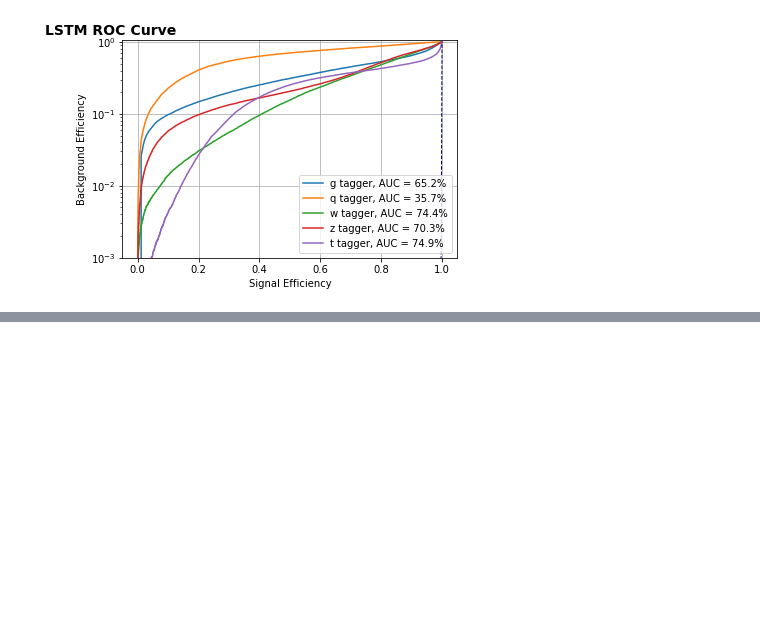
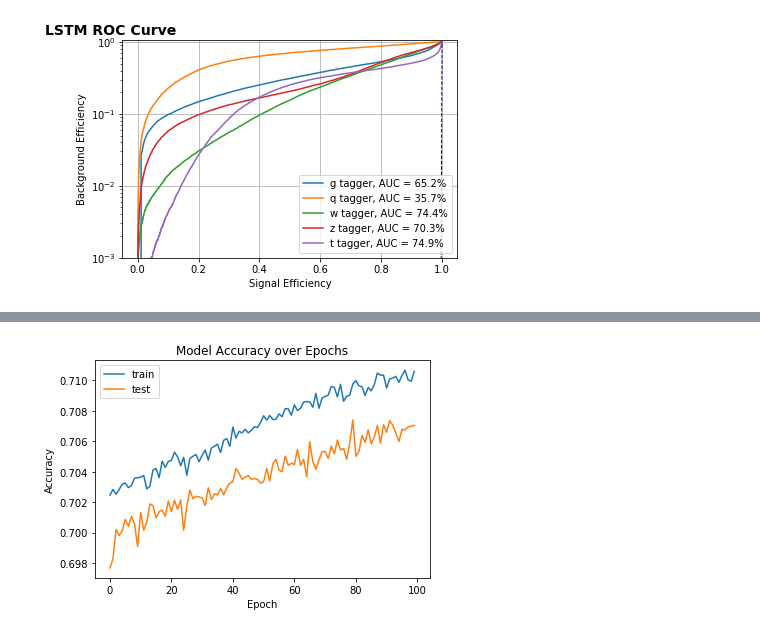
Before and after one commit to Chkoda/Deep-Learning-Model-Evaluation, a Jupyter notebook: LSTM/LSTM Model Evaluation.ipynb, the cells around one changed output, grey strips where cells are left out. Drawn from its saved outputs; the diff is of its cells as text; code cells hidden in the pictures; blank space fills up the shorter version.

```diff
--- a/LSTM/LSTM Model Evaluation.ipynb
+++ b/LSTM/LSTM Model Evaluation.ipynb
@@ -214,0 +270,12 @@ y_pred = makeRoc(X_test, labels, y_test, model, os.curdir)
+# %%
+plt.figure()
+plt.plot(history.history['accuracy'])
+plt.plot(history.history['val_accuracy'])
+plt.title('Model Accuracy over Epochs')
+plt.ylabel('Accuracy')
+plt.xlabel('Epoch')
+plt.legend(['train','test'])
+plt.savefig('%s/Accuracy.pdf'%(os.curdir))
+plt.show()
+# %% [output]
+[figure, added]
```
Also changed, not shown: parts of 13 cells of this notebook, 47 other files.
